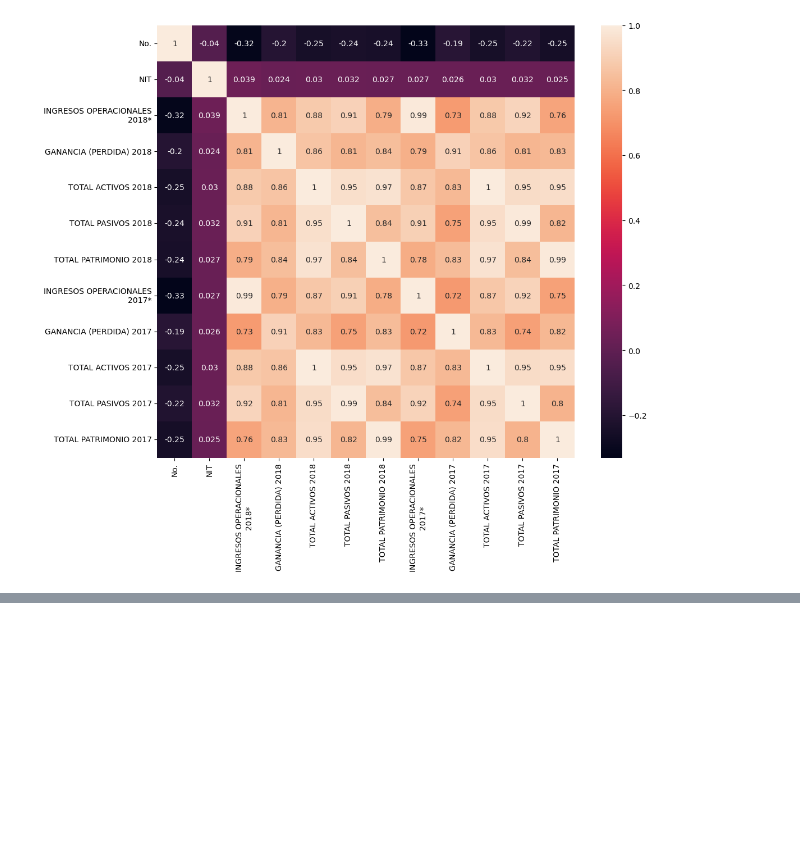
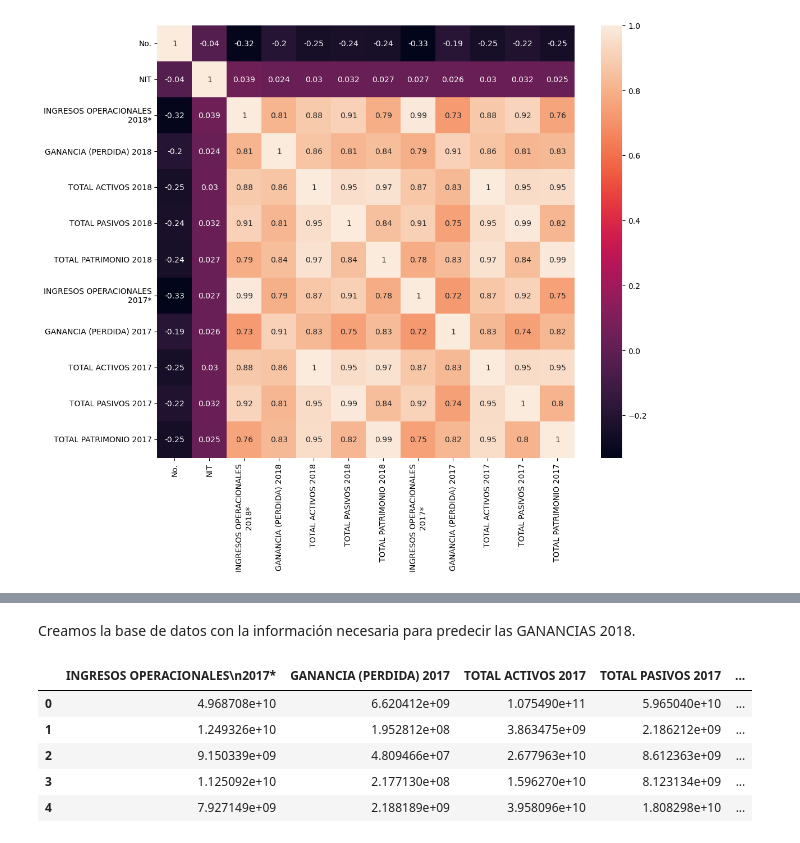
Before and after one commit to kikin3112/projets, a Jupyter notebook: regression/múltiple/mil_empresas/mil_empresas.ipynb, the cells around one changed output, grey strips where cells are left out. Cells and saved outputs as stored; diff of their text form; code cells hidden in the pictures; blank space fills up the shorter version.

Commit message:
inicio a predecir

```diff
--- a/regression/múltiple/mil_empresas/mil_empresas.ipynb
+++ b/regression/múltiple/mil_empresas/mil_empresas.ipynb
@@ -30,0 +60,19 @@ plt.show()
+# %% [markdown]
+Creamos la base de datos con la información necesaria para predecir las GANANCIAS 2018.
+# %%
+db_reg = db[['INGRESOS OPERACIONALES\n2017*',
+              'GANANCIA (PERDIDA) 2017',
+              'TOTAL ACTIVOS 2017',
+              'TOTAL PASIVOS 2017',
+              'TOTAL PATRIMONIO 2017',
+              'INGRESOS OPERACIONALES\n2018*',
+              'GANANCIA (PERDIDA) 2018']]
+
+db_reg.head()
+# %% [output]
+|  | INGRESOS OPERACIONALES\n2017* | GANANCIA (PERDIDA) 2017 | TOTAL ACTIVOS 2017 | TOTAL PASIVOS 2017 | ... |
+| 0 | 4.968708e+10 | 6.620412e+09 | 1.075490e+11 | 5.965040e+10 | ... |
+| 1 | 1.249326e+10 | 1.952812e+08 | 3.863475e+09 | 2.186212e+09 | ... |
+| 2 | 9.150339e+09 | 4.809466e+07 | 2.677963e+10 | 8.612363e+09 | ... |
+| 3 | 1.125092e+10 | 2.177130e+08 | 1.596270e+10 | 8.123134e+09 | ... |
+| 4 | 7.927149e+09 | 2.188189e+09 | 3.958096e+10 | 1.808298e+10 | ... |
```
Also changed, not shown: parts of 12 cells of this notebook.
